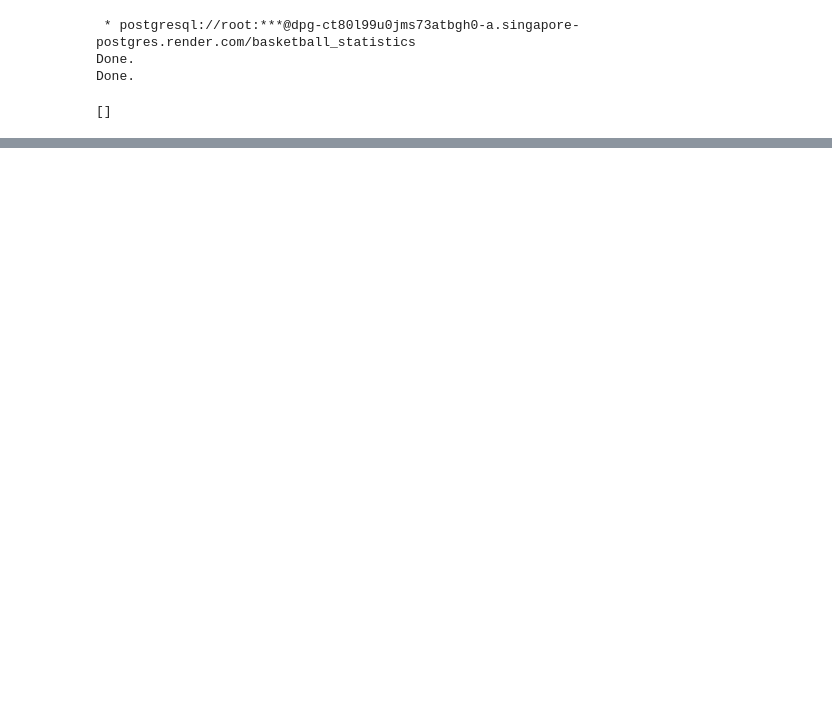
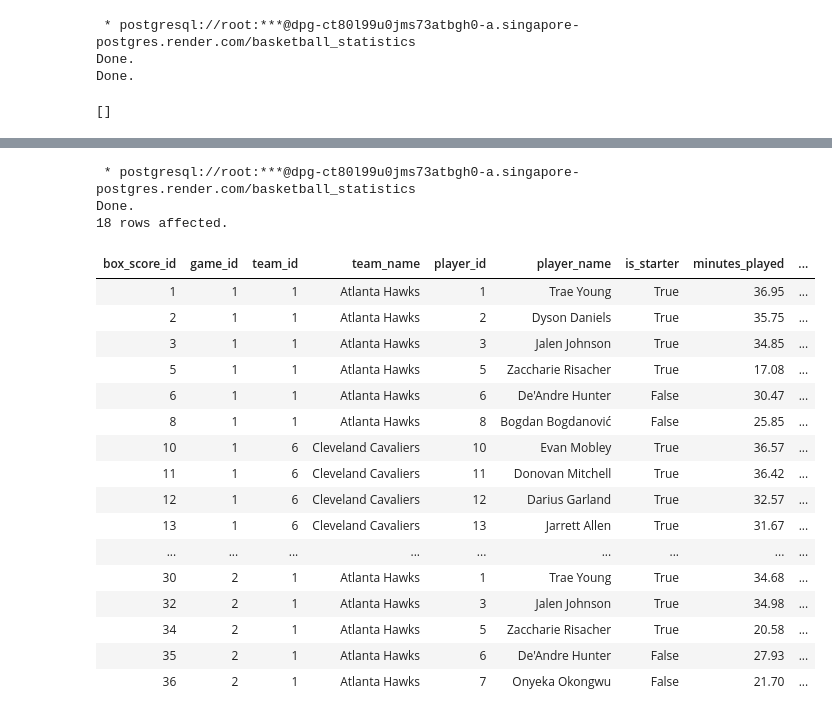
Before and after one commit to NatthaphatP/database-design-project, a Jupyter notebook: basketball.ipynb, the cells around one changed output, grey strips where cells are left out. Drawn from its saved outputs; the diff is of its cells as text; code cells hidden in the pictures; blank space fills up the shorter version.

```diff
--- a/basketball.ipynb
+++ b/basketball.ipynb
@@ -841,0 +985,75 @@ SELECT * FROM team
+# %%
+%%sql
+
+CREATE OR REPLACE FUNCTION search_view_box_scores(
+    p_condition_column TEXT,
+    p_operator TEXT,
+    p_condition_value TEXT
+)
+RETURNS TABLE (
+    box_score_id INT,
+    game_id INT,
+    team_id INT,
+    team_name VARCHAR,
+    player_id INT,
+    player_name VARCHAR,
+    is_starter BOOLEAN,
+    minutes_played DECIMAL,
+    field_goals_made INT,
+    field_goals_attempted INT,
+    field_goals_percentage DECIMAL,
+    three_pointers_made INT,
+    three_pointers_attempted INT,
+    three_pointers_percentage DECIMAL,
+    free_throws_made INT,
+    free_throws_attempted INT,
+    free_throws_percentage DECIMAL,
+    offensive_rebounds INT,
+    defensive_rebounds INT,
+    total_rebounds INT,
+    assists INT,
+    steals INT,
+    blocks INT,
+    turnovers INT,
+    personal_fouls INT,
+    points INT,
+    plus_minus INT
+)
+LANGUAGE plpgsql
+AS $$
+BEGIN
+    RETURN QUERY EXECUTE format(
+        'SELECT * FROM view_box_scores WHERE %I %s %L',
+        p_condition_column,
+        p_operator,
+        p_condition_value
+    );
+END;
+$$;
+
+SELECT * FROM search_view_box_scores(
+    'points',
+    '>',
+    '10'
+);
+# %% [output]
+ * postgresql://root:***@dpg-ct80l99u0jms73atbgh0-a.singapore-postgres.render.com/basketball_statistics
+Done.
+18 rows affected.
+| box_score_id | game_id | team_id | team_name | player_id | player_name | is_starter | minutes_played | ... |
+| 1 | 1 | 1 | Atlanta Hawks | 1 | Trae Young | True | 36.95 | ... |
+| 2 | 1 | 1 | Atlanta Hawks | 2 | Dyson Daniels | True | 35.75 | ... |
+| 3 | 1 | 1 | Atlanta Hawks | 3 | Jalen Johnson | True | 34.85 | ... |
+| 5 | 1 | 1 | Atlanta Hawks | 5 | Zaccharie Risacher | True | 17.08 | ... |
+| 6 | 1 | 1 | Atlanta Hawks | 6 | De'Andre Hunter | False | 30.47 | ... |
+| 8 | 1 | 1 | Atlanta Hawks | 8 | Bogdan Bogdanović | False | 25.85 | ... |
+| 10 | 1 | 6 | Cleveland Cavaliers | 10 | Evan Mobley | True | 36.57 | ... |
+| 11 | 1 | 6 | Cleveland Cavaliers | 11 | Donovan Mitchell | True | 36.42 | ... |
+| 12 | 1 | 6 | Cleveland Cavaliers | 12 | Darius Garland | True | 32.57 | ... |
+| 13 | 1 | 6 | Cleveland Cavaliers | 13 | Jarrett Allen | True | 31.67 | ... |
+| ... | ... | ... | ... | ... | ... | ... | ... | ... |
+| 30 | 2 | 1 | Atlanta Hawks | 1 | Trae Young | True | 34.68 | ... |
+| 32 | 2 | 1 | Atlanta Hawks | 3 | Jalen Johnson | True | 34.98 | ... |
+| 34 | 2 | 1 | Atlanta Hawks | 5 | Zaccharie Risacher | True | 20.58 | ... |
+| 35 | 2 | 1 | Atlanta Hawks | 6 | De'Andre Hunter | False | 27.93 | ... |
+| 36 | 2 | 1 | Atlanta Hawks | 7 | Onyeka Okongwu | False | 21.70 | ... |
```
Also changed, not shown: parts of 18 cells of this notebook.
